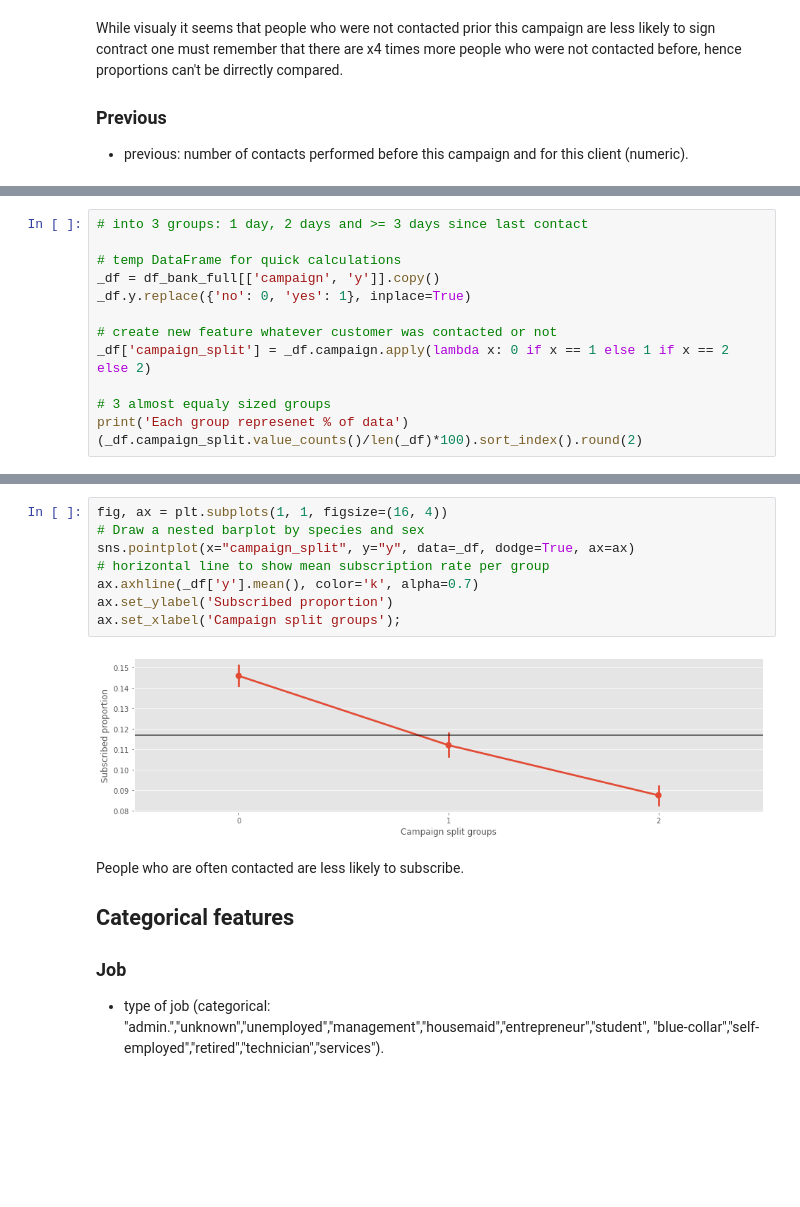
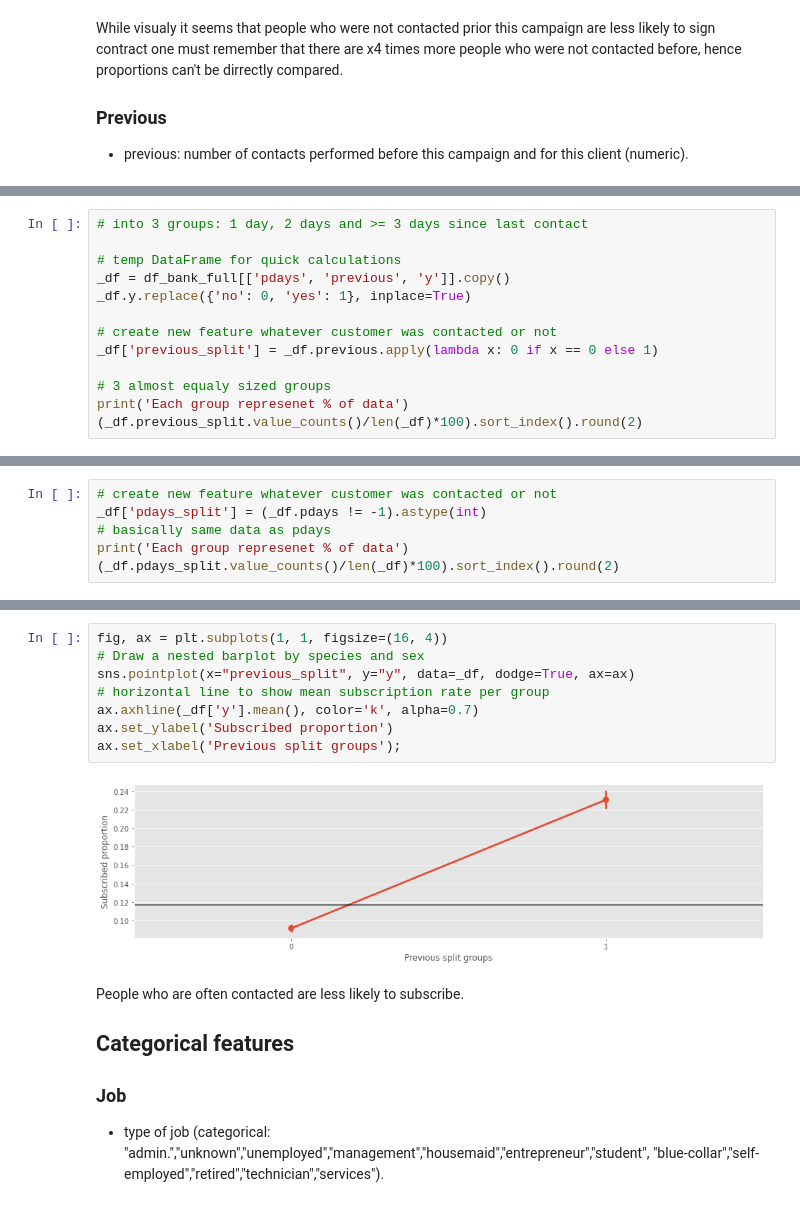
Before and after one commit to TK-Problem/Task-for-Quantitative-Analyst, a Jupyter notebook: results.ipynb, the cells around one changed output, grey strips where cells are left out. Drawn from its saved outputs; the diff is of its cells as text; blank space fills up the shorter version.

```diff
--- a/results.ipynb
+++ b/results.ipynb
@@ -897,14 +901,14 @@ Name: campaign, dtype: int64
 # into 3 groups: 1 day, 2 days and >= 3 days since last contact
 
 # temp DataFrame for quick calculations
-_df = df_bank_full[['campaign', 'y']].copy()
+_df = df_bank_full[['pdays', 'previous', 'y']].copy()
 _df.y.replace({'no': 0, 'yes': 1}, inplace=True)
 
 # create new feature whatever customer was contacted or not
-_df['campaign_split'] = _df.campaign.apply(lambda x: 0 if x == 1 else 1 if x == 2 else 2)
+_df['previous_split'] = _df.previous.apply(lambda x: 0 if x == 0 else 1)
 
 # 3 almost equaly sized groups
 print('Each group represenet % of data')
-(_df.campaign_split.value_counts()/len(_df)*100).sort_index().round(2)
+(_df.previous_split.value_counts()/len(_df)*100).sort_index().round(2)
 # %% [output]
 Each group represenet % of data
@@ -914,0 +918,6 @@ Name: campaign_split, dtype: float64
+# %%
+# create new feature whatever customer was contacted or not
+_df['pdays_split'] = (_df.pdays != -1).astype(int)
+# basically same data as pdays
+print('Each group represenet % of data')
+(_df.pdays_split.value_counts()/len(_df)*100).sort_index().round(2)
@@ -915,13 +940,13 @@ Name: campaign_split, dtype: float64
 # %%
 fig, ax = plt.subplots(1, 1, figsize=(16, 4))
 # Draw a nested barplot by species and sex
-sns.pointplot(x="campaign_split", y="y", data=_df, dodge=True, ax=ax)
+sns.pointplot(x="previous_split", y="y", data=_df, dodge=True, ax=ax)
 # horizontal line to show mean subscription rate per group
 ax.axhline(_df['y'].mean(), color='k', alpha=0.7)
 ax.set_ylabel('Subscribed proportion')
-ax.set_xlabel('Campaign split groups');
+ax.set_xlabel('Previous split groups');
 # %% [output]
-[figure, old version]
+[figure, new version]
 # %% [markdown]
 People who are often contacted are less likely to subscribe.
 
```
Also changed, not shown: parts of 27 cells of this notebook.
